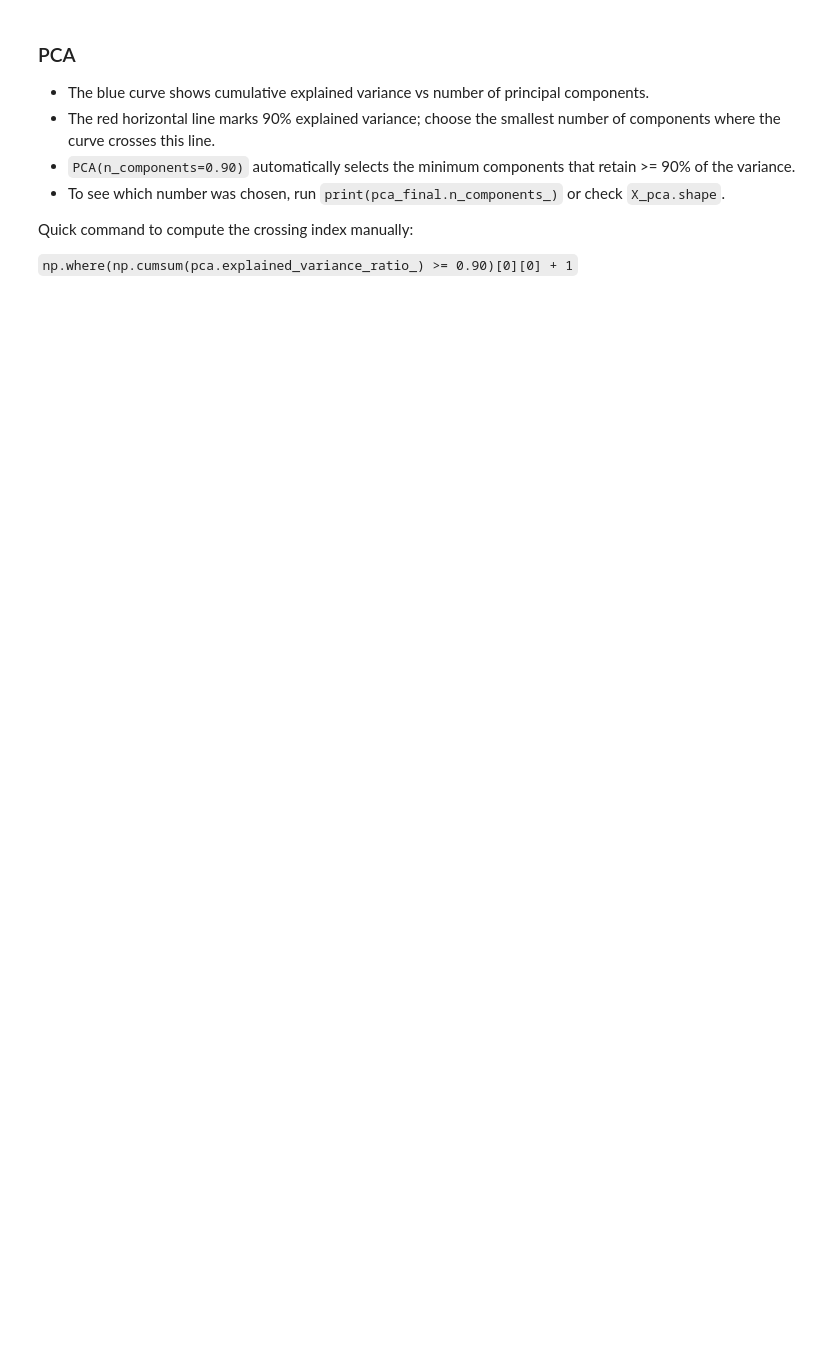
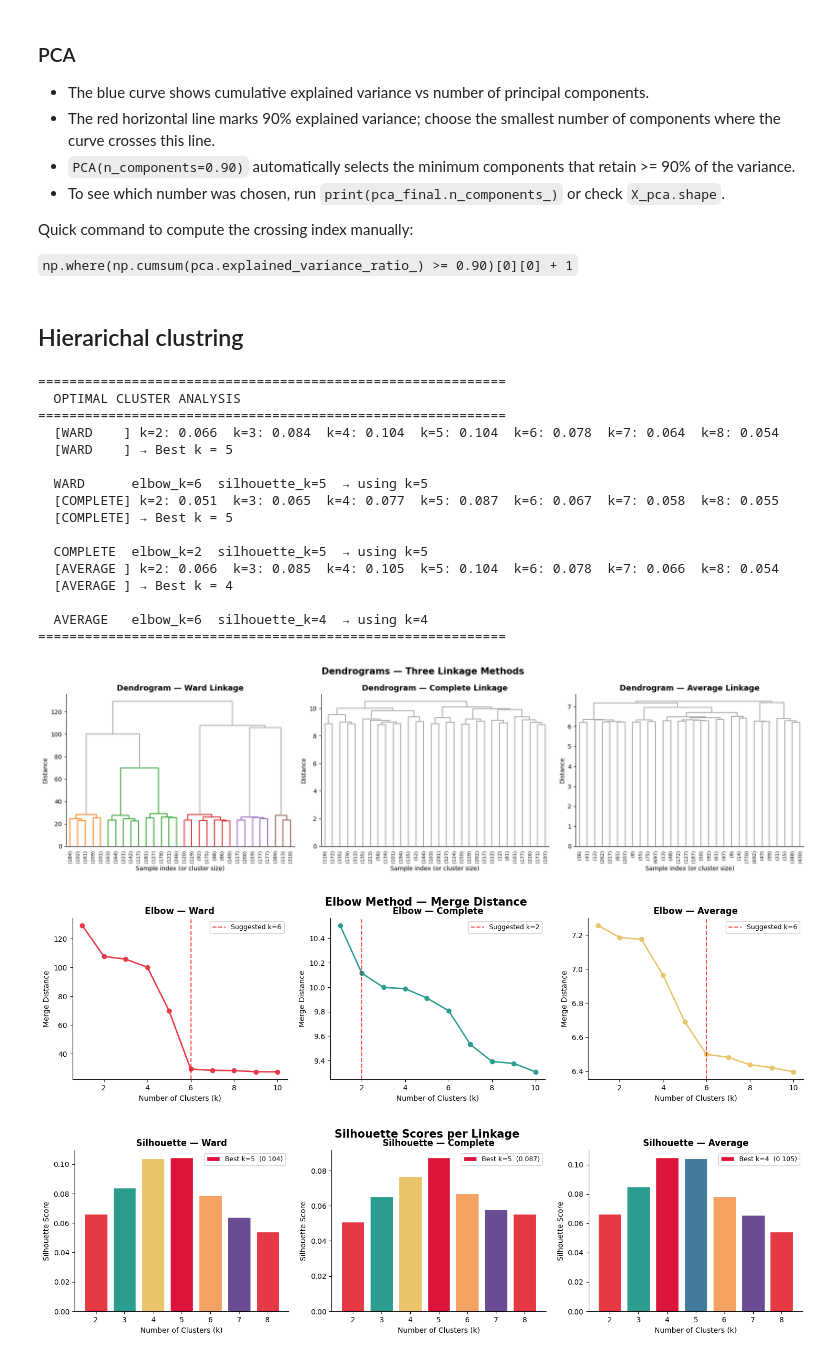
Before and after one commit to AI-0o0/Data-Mining-FCDS-Project-, a Jupyter notebook: Mining_Project.ipynb, the cells around one changed output. Drawn from its saved outputs; the diff is of its cells as text; code cells hidden in the pictures; blank space fills up the shorter version.

Commit message:
added hierarichal clustring

```diff
--- a/Mining_Project.ipynb
+++ b/Mining_Project.ipynb
@@ -191,7 +176,7 @@ employment_map = {
 marital_map = {
     'Single': 3,
     'Divorced': 2,
-    'Widowed': 2,
+    'Widowed': 1,
     'Married': 0
 }
 education_map = {
@@ -246,6 +232,9 @@ numeric_cols = df.select_dtypes(include=np.number).columns
 
 df[numeric_cols] = scaler.fit_transform(df[numeric_cols])
 # %%
+from sklearn.impute import SimpleImputer
+
+
 numeric_df = df.select_dtypes(include=[np.number])
 
 
@@ -253,6 +242,7 @@ X_scaled = scaler.fit_transform(numeric_df)
 
 pca = PCA()
 # Impute missing values so PCA can run (PCA does not accept NaN)
+imputer = SimpleImputer(strategy='median') ##
 X_scaled = imputer.fit_transform(X_scaled)
 pca.fit(X_scaled)
 
@@ -297,3 +287,9 @@ print(X_pca)
 Quick command to compute the crossing index manually:
 
 `np.where(np.cumsum(pca.explained_variance_ratio_) >= 0.90)[0][0] + 1`
+# %% [markdown]
+## Hierarichal clustring
+# %%
+# some palletes to be used later
+PALETTE  = ['#E63946', '#2A9D8F', '#E9C46A', '#457B9D', '#F4A261', '#6A4C93']
+LINK_CLR = {'ward': '#E63946', 'complete': '#2A9D8F', 'average': '#E9C46A'}
@@ -299,0 +410,57 @@ Quick command to compute the crossing index manually:
+# %%
+methods = ['ward', 'complete', 'average']
+results = {}
+k_range = range(2, 9)
+
+fig1, axes1 = plt.subplots(1, 3, figsize=(18, 5))
+fig1.suptitle("Dendrograms — Three Linkage Methods", fontsize=15, fontweight='bold')
+
+fig2, axes2 = plt.subplots(1, 3, figsize=(18, 4))
+fig2.suptitle("Elbow Method — Merge Distance", fontsize=15, fontweight='bold')
+
+fig3, axes3 = plt.subplots(1, 3, figsize=(18, 4))
+fig3.suptitle("Silhouette Scores per Linkage", fontsize=15, fontweight='bold')
+
+print("=" * 60)
+print("  OPTIMAL CLUSTER ANALYSIS")
+print("=" * 60)
+
+for i, method in enumerate(methods):
+    hc = HierarchicalClustering(linkage_method=method)
+    hc.fit(X_pca)
+
+    hc.plot_dendrogram(ax=axes1[i])
+    elbow_k          = hc.elbow_plot(max_k=10, ax=axes2[i])
+    best_k, scores   = hc.silhouette_analysis(X_pca, k_range=k_range, ax=axes3[i])
+
+    final_k = best_k           # silhouette is primary; use elbow as tiebreak
+    labels  = hc.predict(final_k)
+
+    results[method] = {"model": hc, "labels": labels,
+                       "best_k": final_k, "scores": scores}
+    print(f"  {method.upper():8s}  elbow_k={elbow_k}  silhouette_k={best_k}  → using k={final_k}")
+
+print("=" * 60)
+
+for fig in [fig1, fig2, fig3]:
+    fig.tight_layout(); plt.show()
+# %% [output]
+============================================================
+  OPTIMAL CLUSTER ANALYSIS
+============================================================
+  [WARD    ] k=2: 0.066  k=3: 0.084  k=4: 0.104  k=5: 0.104  k=6: 0.078  k=7: 0.064  k=8: 0.054
+  [WARD    ] → Best k = 5
+
+  WARD      elbow_k=6  silhouette_k=5  → using k=5
+  [COMPLETE] k=2: 0.051  k=3: 0.065  k=4: 0.077  k=5: 0.087  k=6: 0.067  k=7: 0.058  k=8: 0.055
+  [COMPLETE] → Best k = 5
+
+  COMPLETE  elbow_k=2  silhouette_k=5  → using k=5
+  [AVERAGE ] k=2: 0.066  k=3: 0.085  k=4: 0.105  k=5: 0.104  k=6: 0.078  k=7: 0.066  k=8: 0.054
+  [AVERAGE ] → Best k = 4
+
+  AVERAGE   elbow_k=6  silhouette_k=4  → using k=4
+============================================================
+[figure, added]
+[figure, added]
+[figure, added]
```
Also changed, not shown: parts of 9 cells of this notebook.
